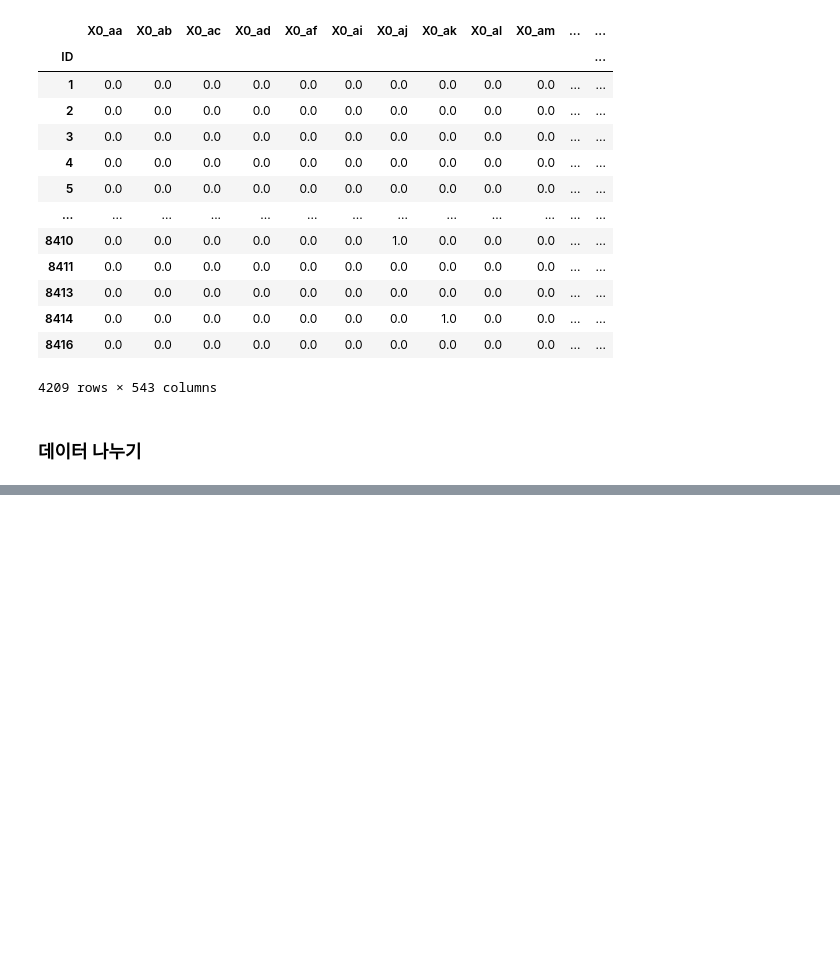
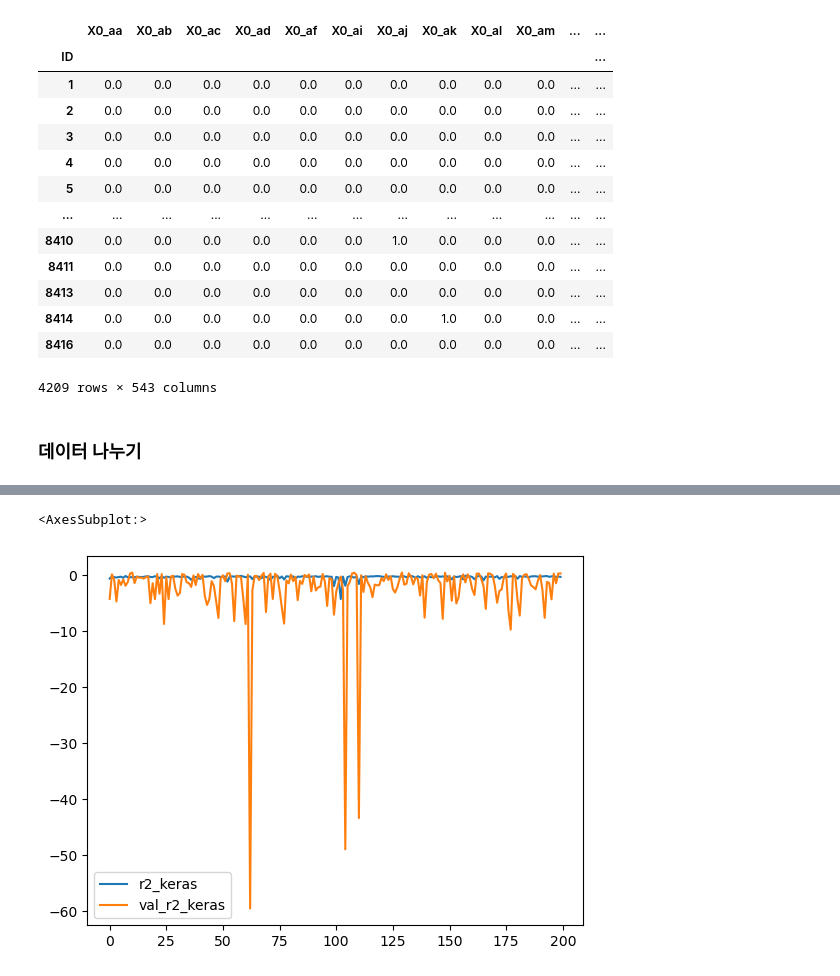
Before and after one commit to JiYoungGoGo/AI_School, a Jupyter notebook: DL/Benz_DNN.ipynb, the cells around one changed output, grey strips where cells are left out. Cells and saved outputs as stored; diff of their text form; code cells hidden in the pictures; blank space fills up the shorter version.

```diff
--- a/DL/Benz_DNN.ipynb
+++ b/DL/Benz_DNN.ipynb
@@ -163,0 +206,16 @@ X_test
+# %%
+from keras import backend as K
+def r2_keras(y_true, y_pred):
+    SS_res =  K.sum(K.square( y_true - y_pred ))
+    SS_tot = K.sum(K.square( y_true - K.mean(y_true) ) )
+    return ( 1 - SS_res/(SS_tot + K.epsilon()) )
+# %%
+optimizer = tf.keras.optimizers.RMSprop(0.001)
+
+model.compile(
+    optimizer=optimizer,
+    loss="mean_squared_error",
+    metrics=[r2_keras])
+# %%
+early_stop = tf.keras.callbacks.EarlyStopping(monitor='val_mse', patience=20)
+history  = model.fit(X_train, y_train, epochs=200, verbose=2, callbacks=[early_stop], validation_split=0.2)
@@ -163,0 +240,3 @@ X_test
+# %%
+df_hist = pd.DataFrame(history.history)
+df_hist.tail()
@@ -163,0 +250,5 @@ X_test
+# %%
+df_hist[["r2_keras", "val_r2_keras"]].plot()
+# %% [output]
+<AxesSubplot:>
+[figure, added]
```
Also changed, not shown: parts of 28 cells of this notebook.
